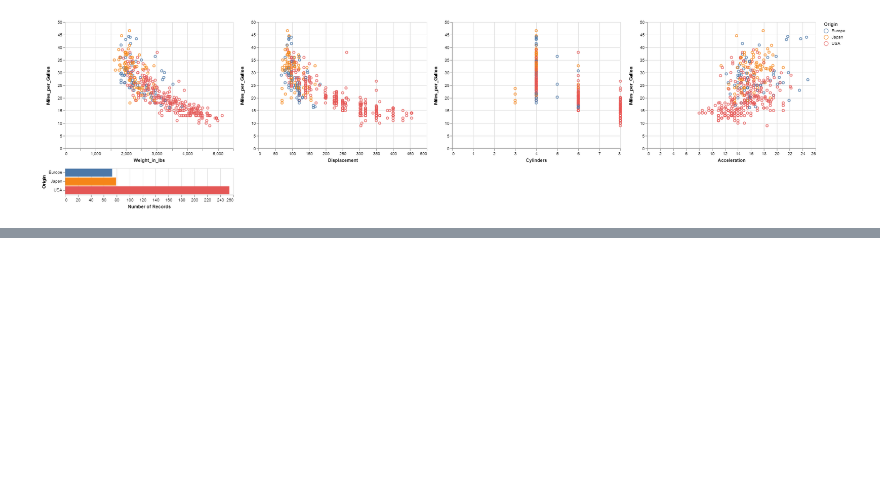
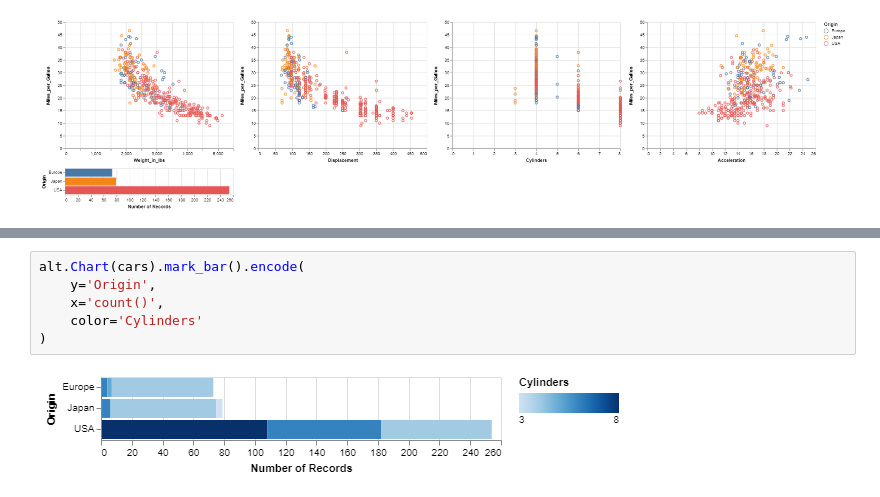
Before and after one commit to mitchjablonski/AltairExploration, a Jupyter notebook: AltairTesting.ipynb, the cells around one changed output, grey strips where cells are left out. Drawn from its saved outputs; the diff is of its cells as text; blank space fills up the shorter version.

```diff
--- a/AltairTesting.ipynb
+++ b/AltairTesting.ipynb
@@ -113,0 +143,8 @@ alt.hconcat(cars_chart, hist)
+# %%
+alt.Chart(cars).mark_bar().encode(
+    y='Origin',
+    x='count()',
+    color='Cylinders'
+)
+# %% [output]
+[figure, added]
```
Also changed, not shown: parts of 19 cells of this notebook, 1 other file.
